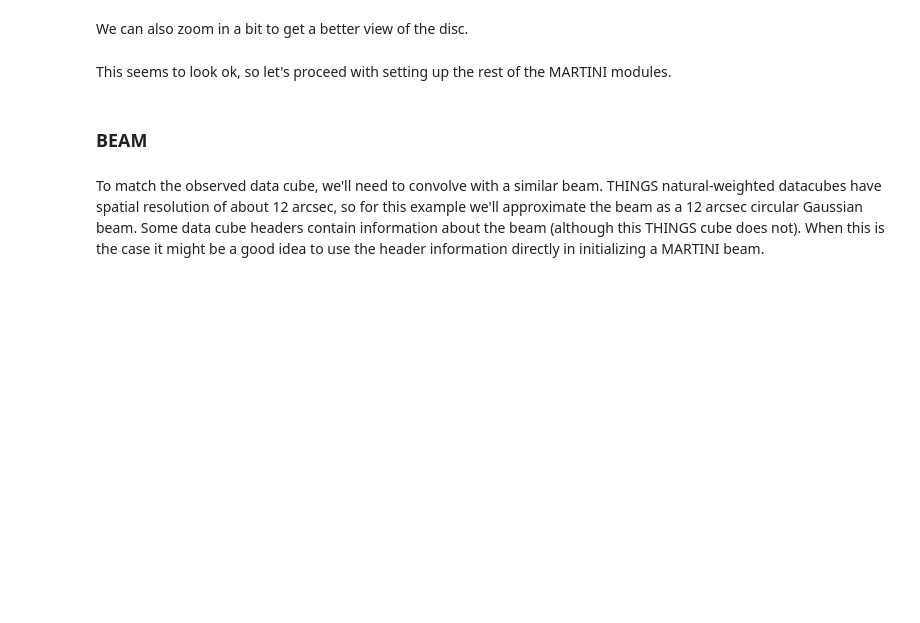
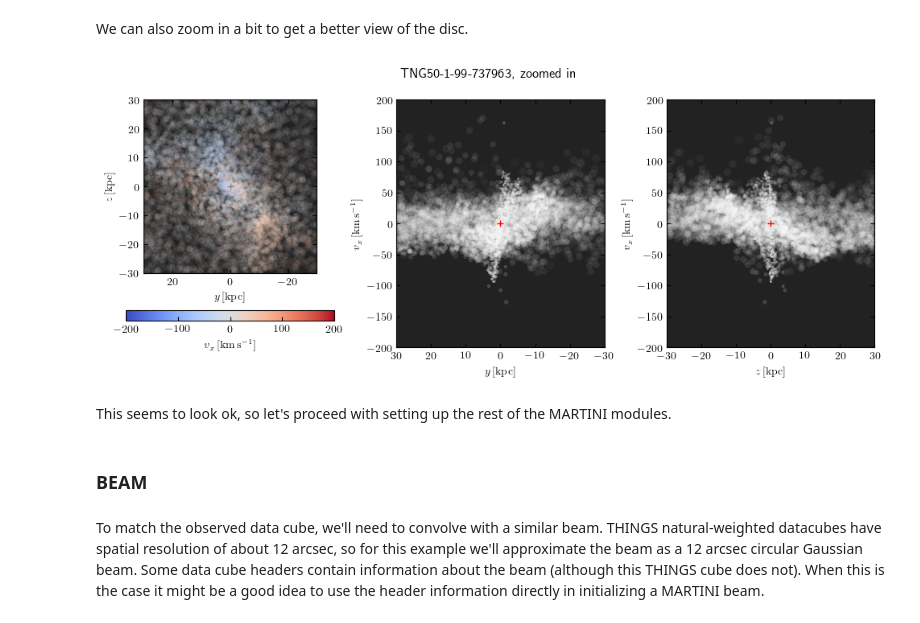
Before and after one commit to kyleaoman/martini, a Jupyter notebook: examples/martini_source_injection.ipynb, the cells around one changed output. Saved outputs shown, nothing was run; the diff lists cells and outputs as text; code cells hidden in the pictures; blank space fills up the shorter version.

```diff
--- a/examples/martini_source_injection.ipynb
+++ b/examples/martini_source_injection.ipynb
@@ -151,9 +144,11 @@ We can also zoom in a bit to get a better view of the disc.
 # %%
 preview_fig_unrotated_zoom = source.preview(
     title=f"{simulation}-{snapshot}-{subhalo_id}, zoomed in",
-    lim=(30 * U.kpc / source.distance).to(U.deg, U.dimensionless_angles()),
+    lim=30 * U.kpc,
     vlim=200 * U.km / U.s,
 )
+# %% [output]
+[figure, added]
 # %% [markdown]
 This seems to look ok, so let's proceed with setting up the rest of the MARTINI modules.
 # %% [markdown]
```
Also changed, not shown: parts of 11 cells of this notebook, 1 other file.
